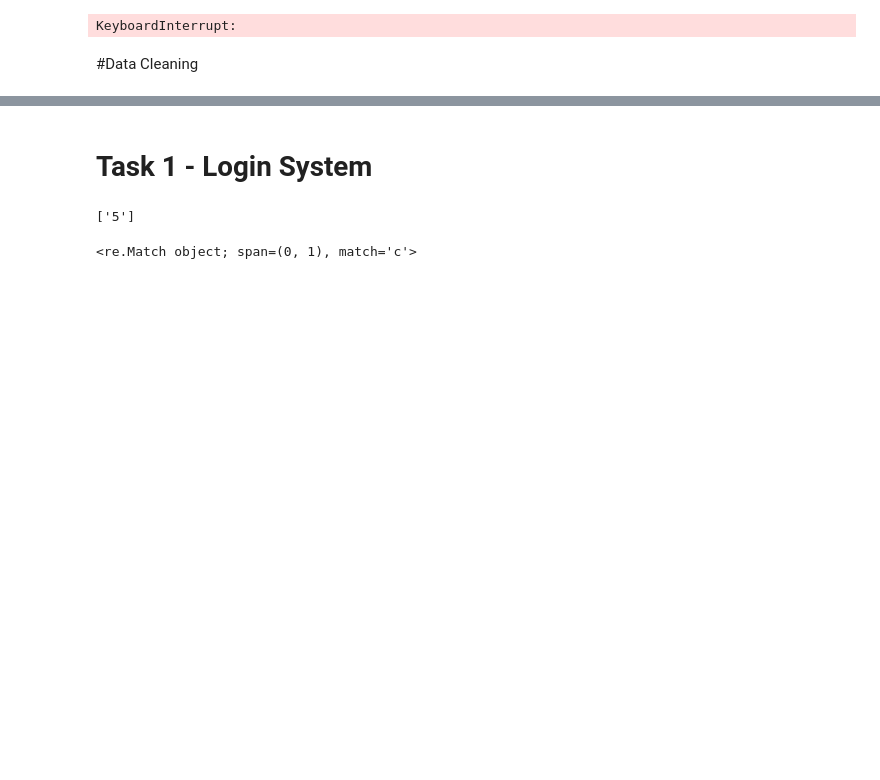
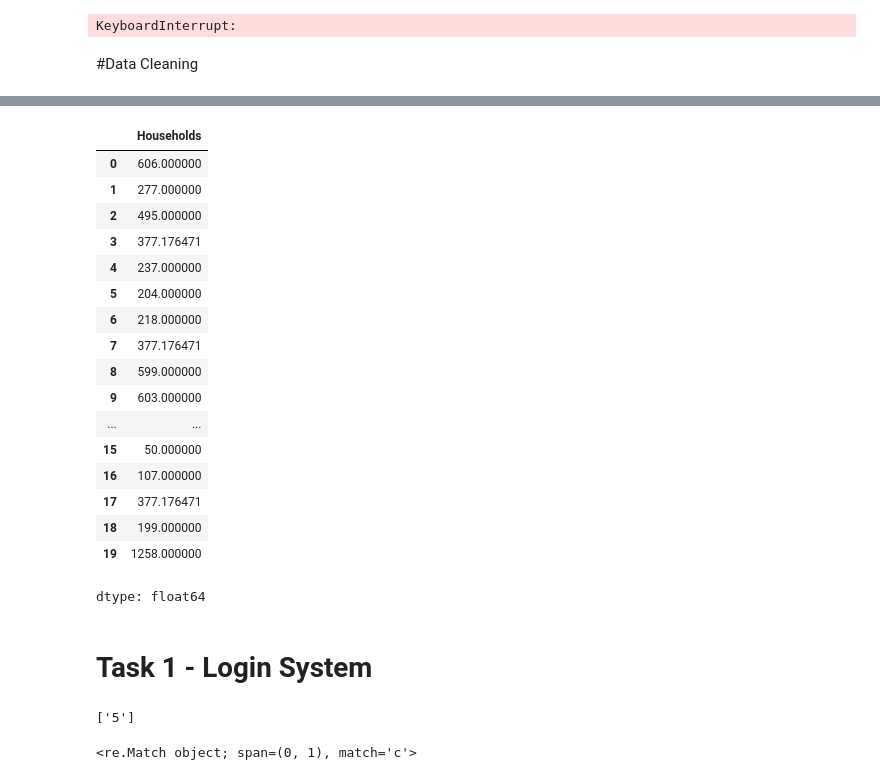
Before and after one commit to AhammedKabeer434/data_1, a Jupyter notebook: Data_Science.ipynb, the cells around one changed output, grey strips where cells are left out. Cells and saved outputs as stored; diff of their text form; code cells hidden in the pictures; blank space fills up the shorter version.

```diff
--- a/Data_Science.ipynb
+++ b/Data_Science.ipynb
@@ -3536,0 +3593,21 @@ KeyboardInterrupt:
+# %%
+df['Households'].fillna(df['Households'].mean())
+# %% [output]
+|  | Households |
+| 0 | 606.000000 |
+| 1 | 277.000000 |
+| 2 | 495.000000 |
+| 3 | 377.176471 |
+| 4 | 237.000000 |
+| 5 | 204.000000 |
+| 6 | 218.000000 |
+| 7 | 377.176471 |
+| 8 | 599.000000 |
+| 9 | 603.000000 |
+| ... | ... |
+| 15 | 50.000000 |
+| 16 | 107.000000 |
+| 17 | 377.176471 |
+| 18 | 199.000000 |
+| 19 | 1258.000000 |
+dtype: float64
```
Also changed, not shown: parts of 4 cells of this notebook.
